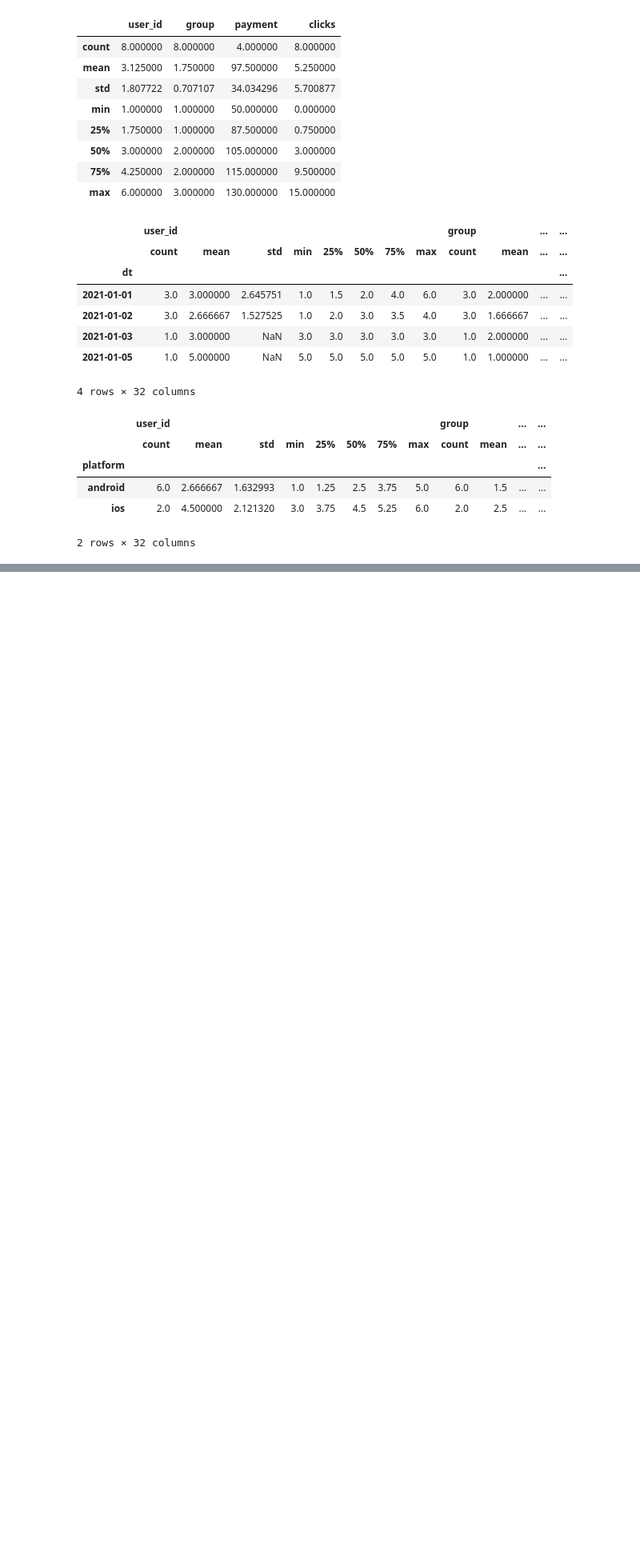
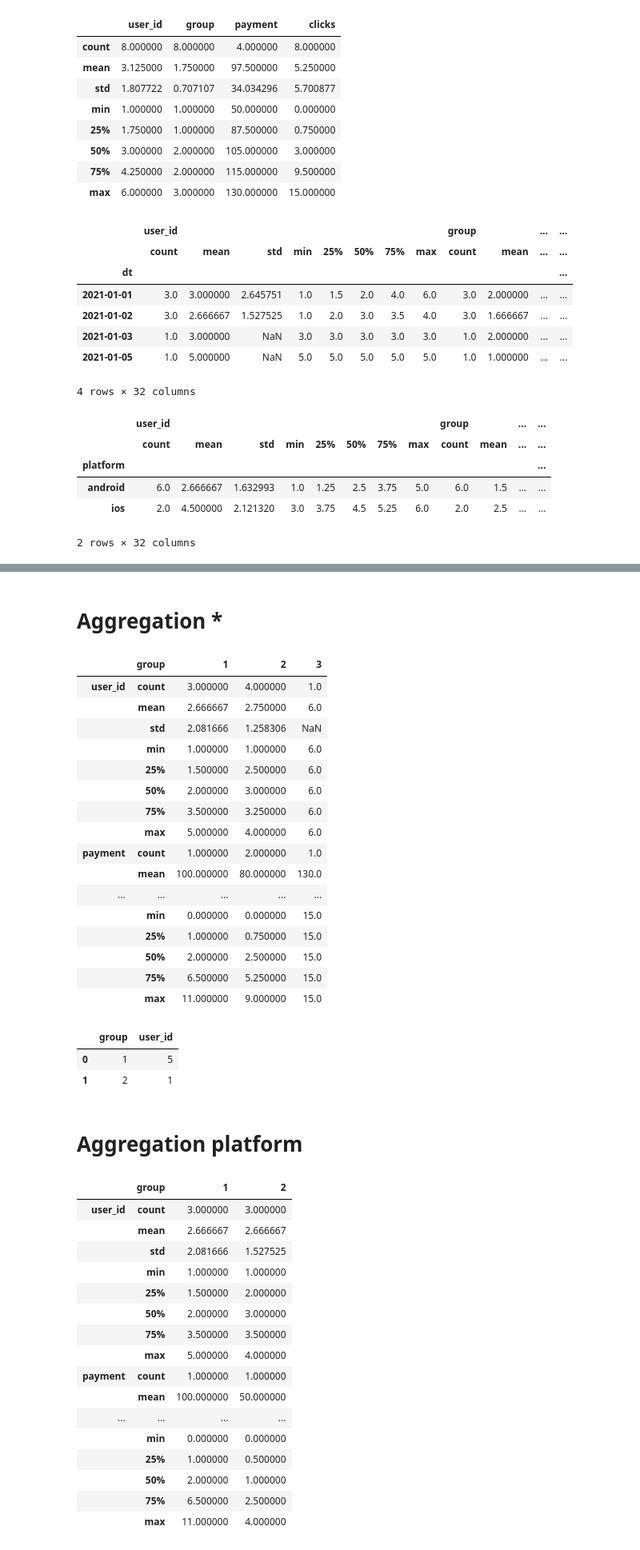
Before and after one commit to sqweptic/burnaby, a Jupyter notebook: src/example.ipynb, the cells around one changed output, grey strips where cells are left out. Shown: that part at 80% size. Drawn from its saved outputs; the diff is of its cells as text; code cells hidden in the pictures; blank space fills up the shorter version.

Commit message:
reports by aggregation and saving as excel format

```diff
--- a/src/example.ipynb
+++ b/src/example.ipynb
@@ -95,2 +88,42 @@ m = set_ab_test(
 # %%
-# validate_ab_test_data(EXPERIMENT_NAME)
+validate_ab_test_data(EXPERIMENT_NAME)
+# %% [output]
+# Aggregation *
+|  | group | 1 | 2 | 3 |
+| user_id | count | 3.000000 | 4.000000 | 1.0 |
+|  | mean | 2.666667 | 2.750000 | 6.0 |
+|  | std | 2.081666 | 1.258306 | NaN |
+|  | min | 1.000000 | 1.000000 | 6.0 |
+|  | 25% | 1.500000 | 2.500000 | 6.0 |
+|  | 50% | 2.000000 | 3.000000 | 6.0 |
+|  | 75% | 3.500000 | 3.250000 | 6.0 |
+|  | max | 5.000000 | 4.000000 | 6.0 |
+| payment | count | 1.000000 | 2.000000 | 1.0 |
+|  | mean | 100.000000 | 80.000000 | 130.0 |
+| ... | ... | ... | ... | ... |
+|  | min | 0.000000 | 0.000000 | 15.0 |
+|  | 25% | 1.000000 | 0.750000 | 15.0 |
+|  | 50% | 2.000000 | 2.500000 | 15.0 |
+|  | 75% | 6.500000 | 5.250000 | 15.0 |
+|  | max | 11.000000 | 9.000000 | 15.0 |
+|  | group | user_id |
+| 0 | 1 | 5 |
+| 1 | 2 | 1 |
+# Aggregation platform
+|  | group | 1 | 2 |
+| user_id | count | 3.000000 | 3.000000 |
+|  | mean | 2.666667 | 2.666667 |
+|  | std | 2.081666 | 1.527525 |
+|  | min | 1.000000 | 1.000000 |
+|  | 25% | 1.500000 | 2.000000 |
+|  | 50% | 2.000000 | 3.000000 |
+|  | 75% | 3.500000 | 3.500000 |
+|  | max | 5.000000 | 4.000000 |
+| payment | count | 1.000000 | 1.000000 |
+|  | mean | 100.000000 | 50.000000 |
+| ... | ... | ... | ... |
+|  | min | 0.000000 | 0.000000 |
+|  | 25% | 1.000000 | 0.500000 |
+|  | 50% | 2.000000 | 1.000000 |
+|  | 75% | 6.500000 | 2.500000 |
+|  | max | 11.000000 | 4.000000 |
```
Also changed, not shown: parts of 9 cells of this notebook, 9 other files.
